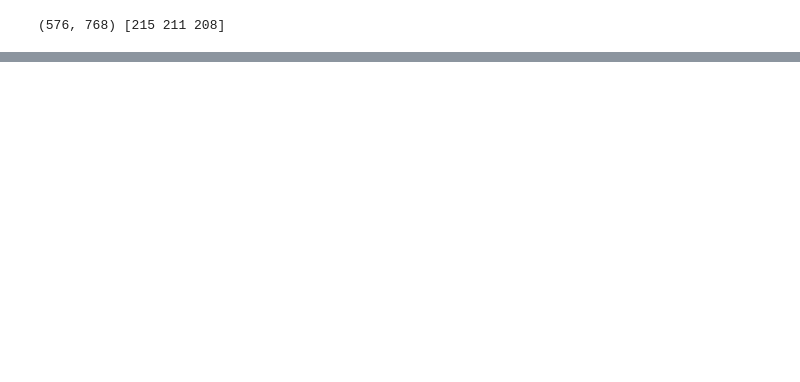
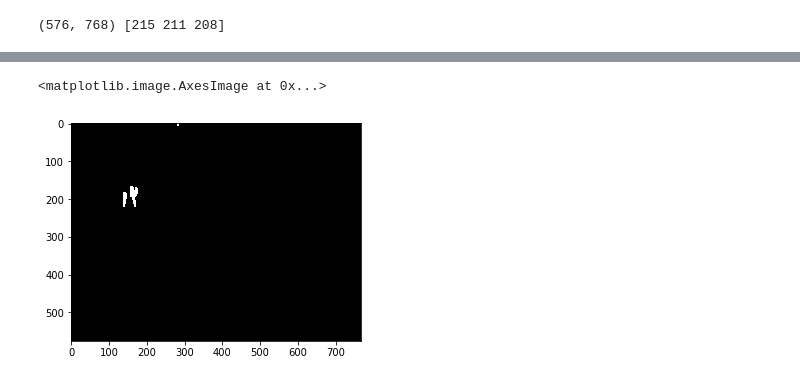
Before and after one commit to elisamalzoni/visao2-2, a Jupyter notebook: Projeto 2-2 - Elisa.ipynb, the cells around one changed output, grey strips where cells are left out. Saved outputs shown, nothing was run; the diff lists cells and outputs as text; code cells hidden in the pictures; blank space fills up the shorter version.

```diff
--- a/Projeto 2-2 - Elisa.ipynb
+++ b/Projeto 2-2 - Elisa.ipynb
@@ -187,0 +227,12 @@ plt.imshow(new, cmap = 'gray')
+# %%
+#erodir e dialtar pra tirar ruidos
+
+kernel = np.ones((15,5),np.uint8)
+# print(kernel)
+
+opening = cv2.morphologyEx(new, cv2.MORPH_OPEN, kernel)
+cv2.imwrite("pessoas.jpg", opening)
+plt.imshow(opening, cmap="gray")
+# %% [output]
+<matplotlib.image.AxesImage at 0x...>
+[figure, added]
```
Also changed, not shown: parts of 14 cells of this notebook, 2 other files.
